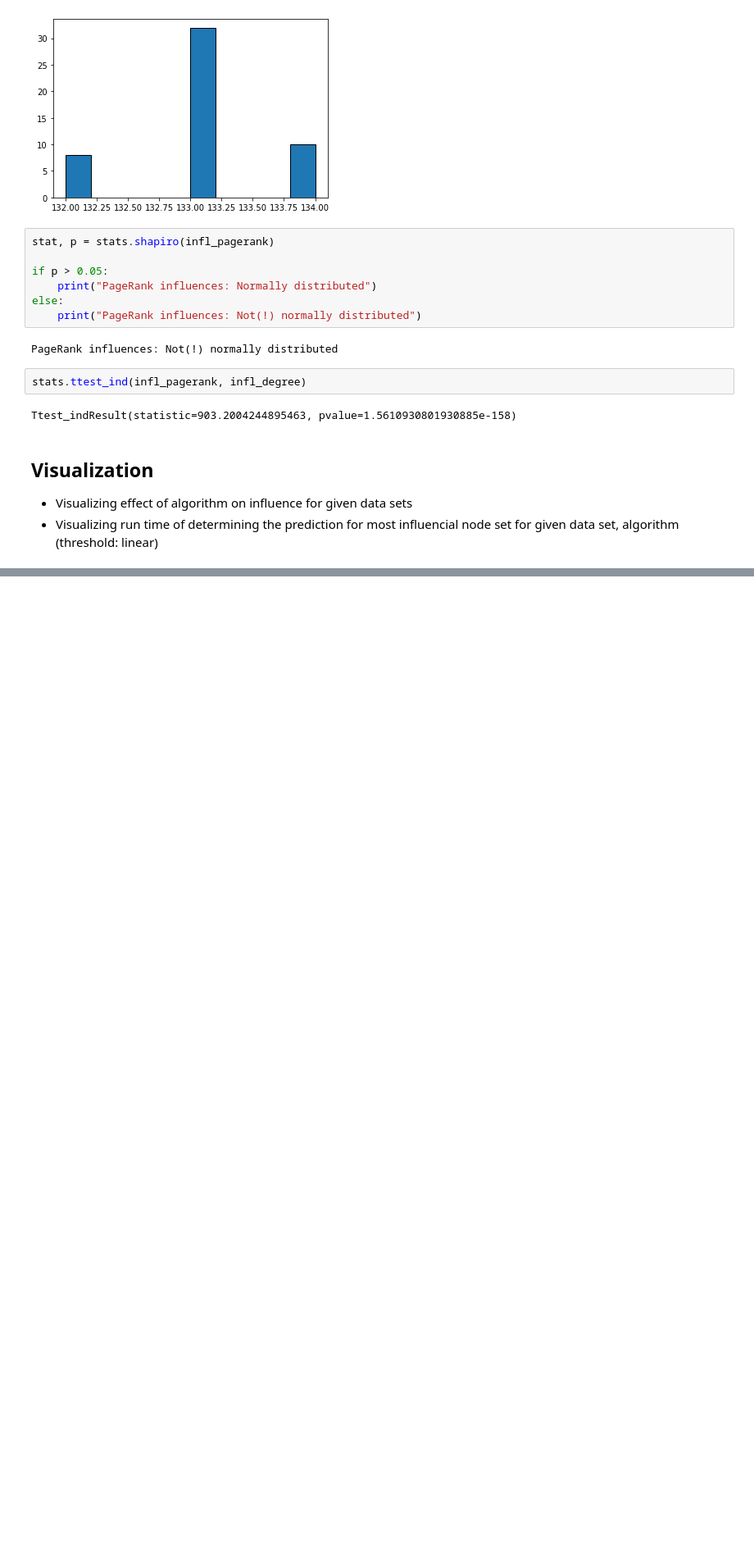
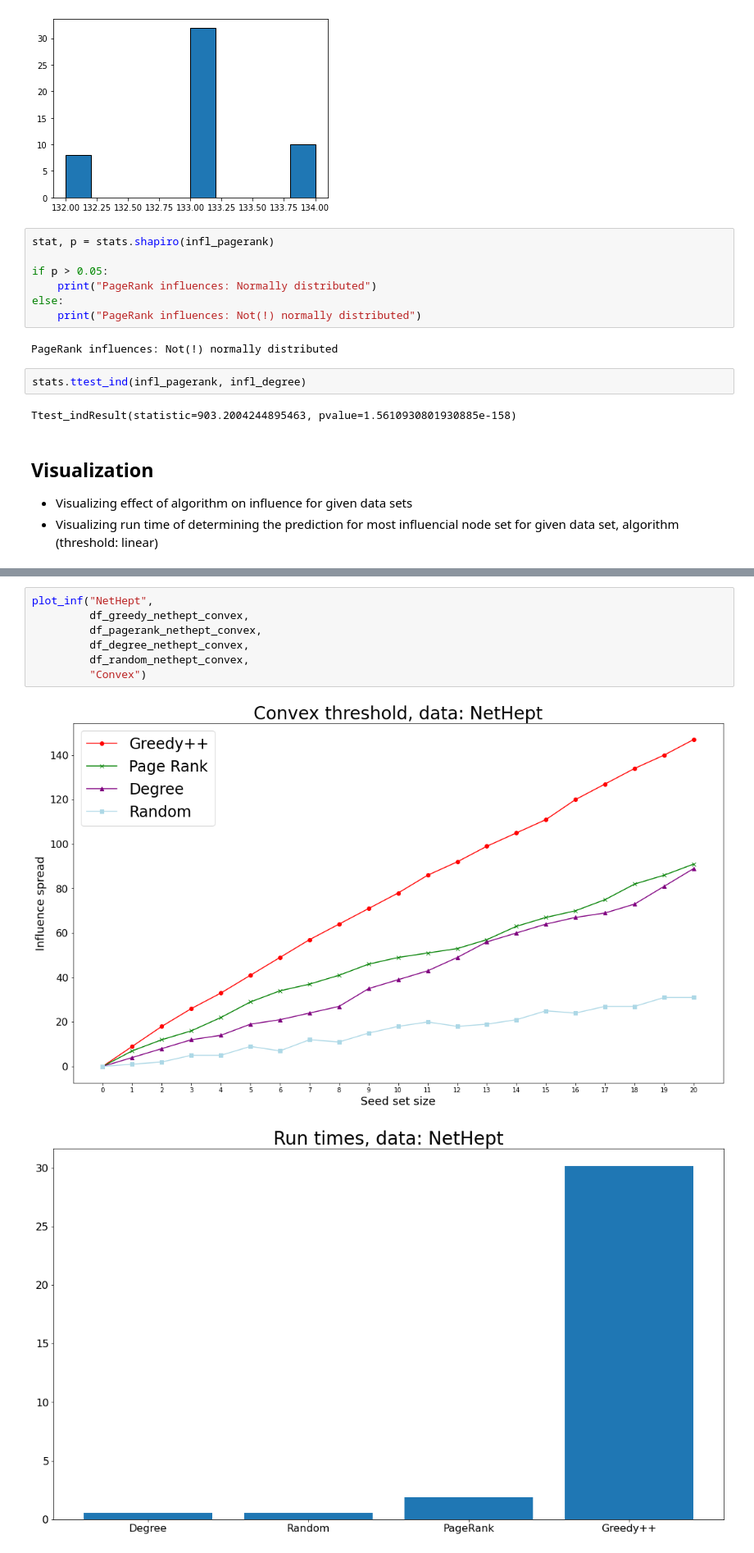
Before and after one commit to mfm92/Reproducibility_TopK, a Jupyter notebook: stats_test.ipynb, the cells around one changed output, grey strips where cells are left out. Shown: that part at 82% size. Drawn from its saved outputs; the diff is of its cells as text; blank space fills up the shorter version.

```diff
--- a/stats_test.ipynb
+++ b/stats_test.ipynb
@@ -160,0 +163,10 @@ plot_inf("NetHept", df_greedy_nethept, df_pagerank_nethept, df_degree_nethept, d
+# %%
+plot_inf("NetHept",
+         df_greedy_nethept_convex,
+         df_pagerank_nethept_convex,
+         df_degree_nethept_convex,
+         df_random_nethept_convex,
+         "Convex")
+# %% [output]
+[figure, added]
+[figure, added]
```
Also changed, not shown: parts of 10 cells of this notebook, 10 other files.
